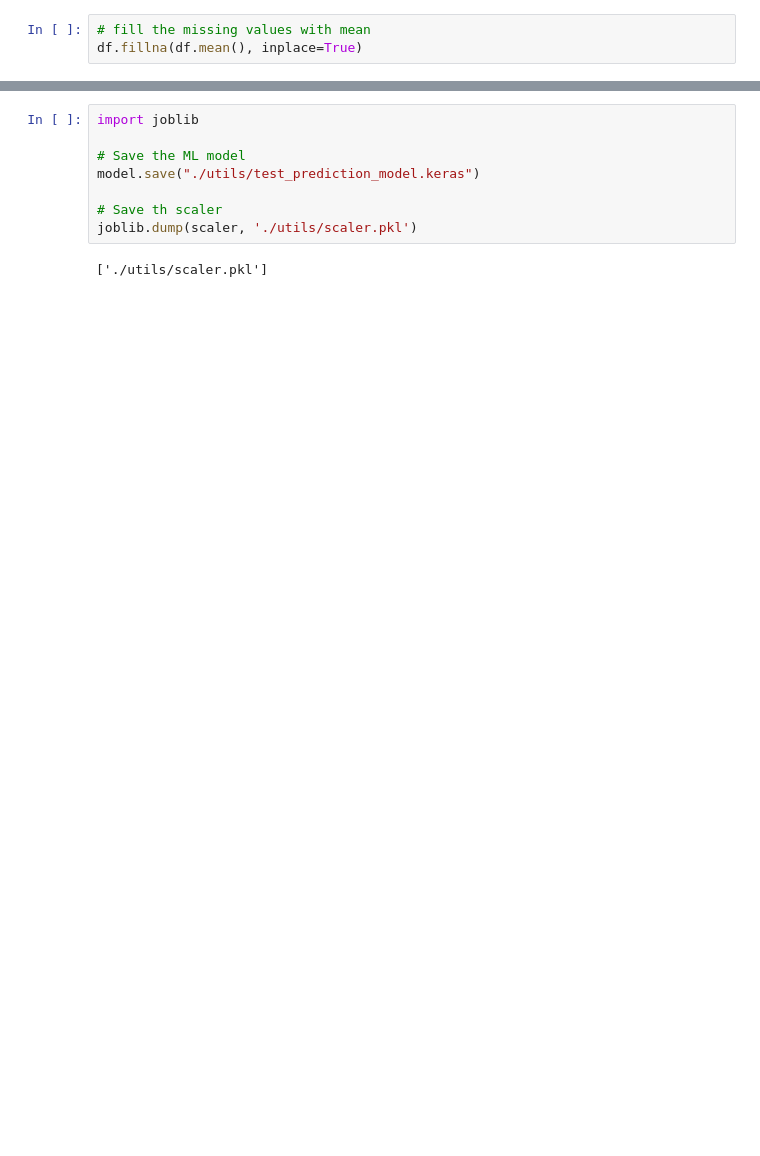
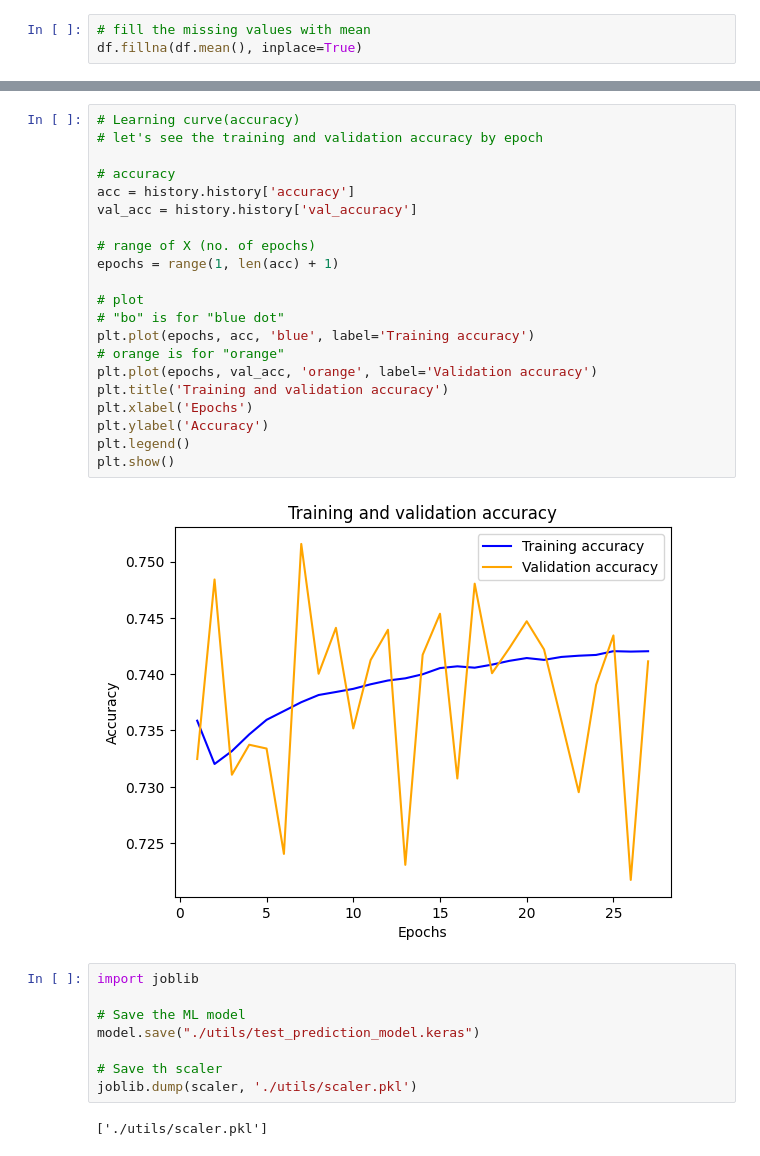
Before and after one commit to s22311/SUML, a Jupyter notebook: prepare_data_and_train_model.ipynb, the cells around one changed output, grey strips where cells are left out. Saved outputs shown, nothing was run; the diff lists cells and outputs as text; blank space fills up the shorter version.

```diff
--- a/prepare_data_and_train_model.ipynb
+++ b/prepare_data_and_train_model.ipynb
@@ -234,3 +293,26 @@ Test recall: 0.00806908868253231
+# %%
+# Learning curve(accuracy)
+# let's see the training and validation accuracy by epoch
+
+# accuracy
+acc = history.history['accuracy']
+val_acc = history.history['val_accuracy']
+
+# range of X (no. of epochs)
+epochs = range(1, len(acc) + 1)
+
+# plot
+# "bo" is for "blue dot"
+plt.plot(epochs, acc, 'blue', label='Training accuracy')
+# orange is for "orange"
+plt.plot(epochs, val_acc, 'orange', label='Validation accuracy')
+plt.title('Training and validation accuracy')
+plt.xlabel('Epochs')
+plt.ylabel('Accuracy')
+plt.legend()
+plt.show()
+# %% [output]
+[figure, added]
 # %%
 import joblib
 
```
Also changed, not shown: parts of 10 cells of this notebook, 8 other files.
